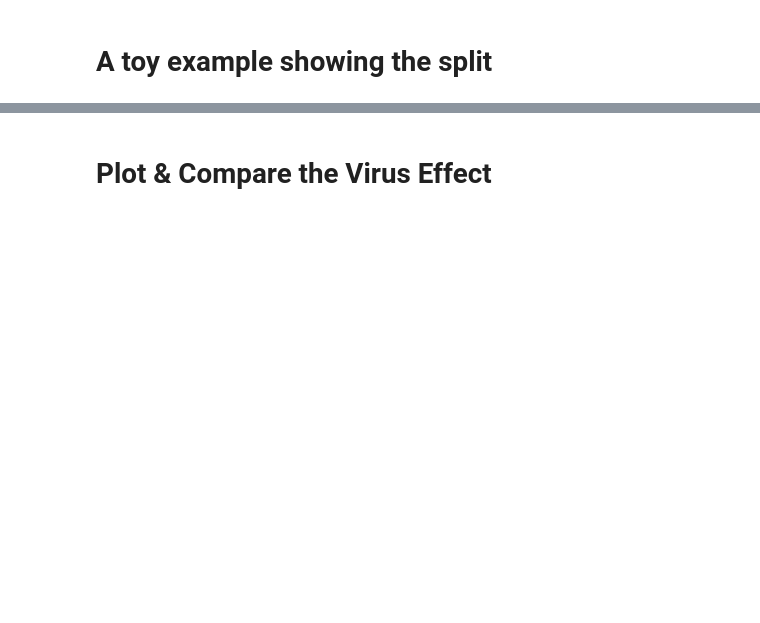
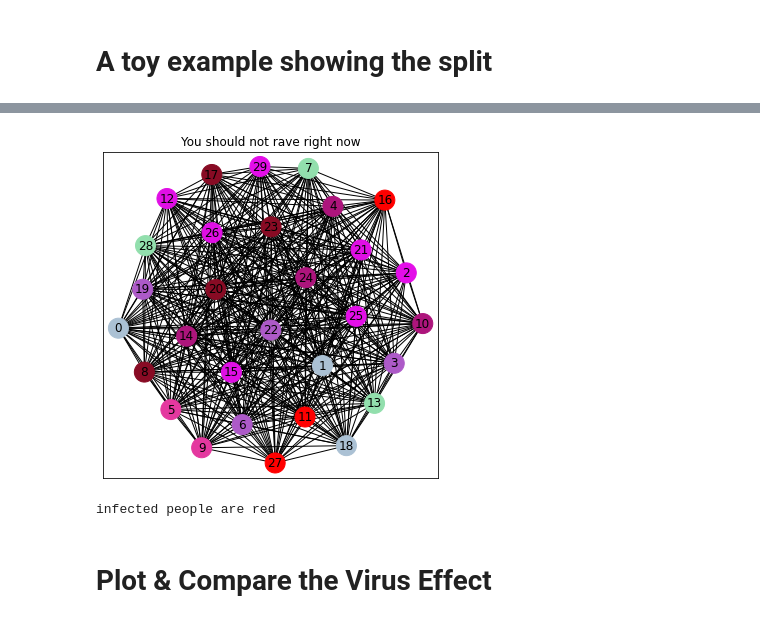
Before and after one commit to lytzV/QAOA, a Jupyter notebook: ProjectCorona.ipynb, the cells around one changed output, grey strips where cells are left out. Drawn from its saved outputs; the diff is of its cells as text; code cells hidden in the pictures; blank space fills up the shorter version.

```diff
--- a/ProjectCorona.ipynb
+++ b/ProjectCorona.ipynb
@@ -159,3 +202,9 @@ Dividing 6 people into 2 & 4
+# %%
+plot_colorized_groups(G, groups, infected)
+print('infected people are red')
+# %% [output]
+[figure, added]
+infected people are red
 # %% [markdown]
 # Plot & Compare the Virus Effect
 # %%
```
Also changed, not shown: parts of 27 cells of this notebook.
